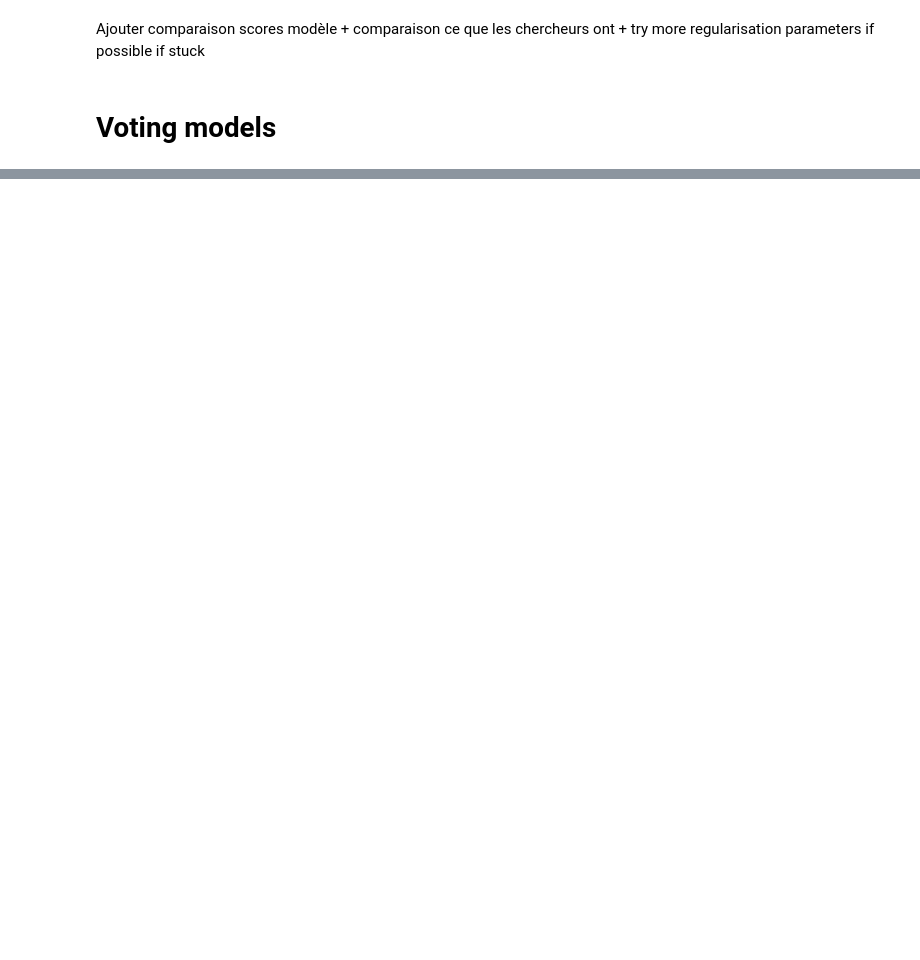
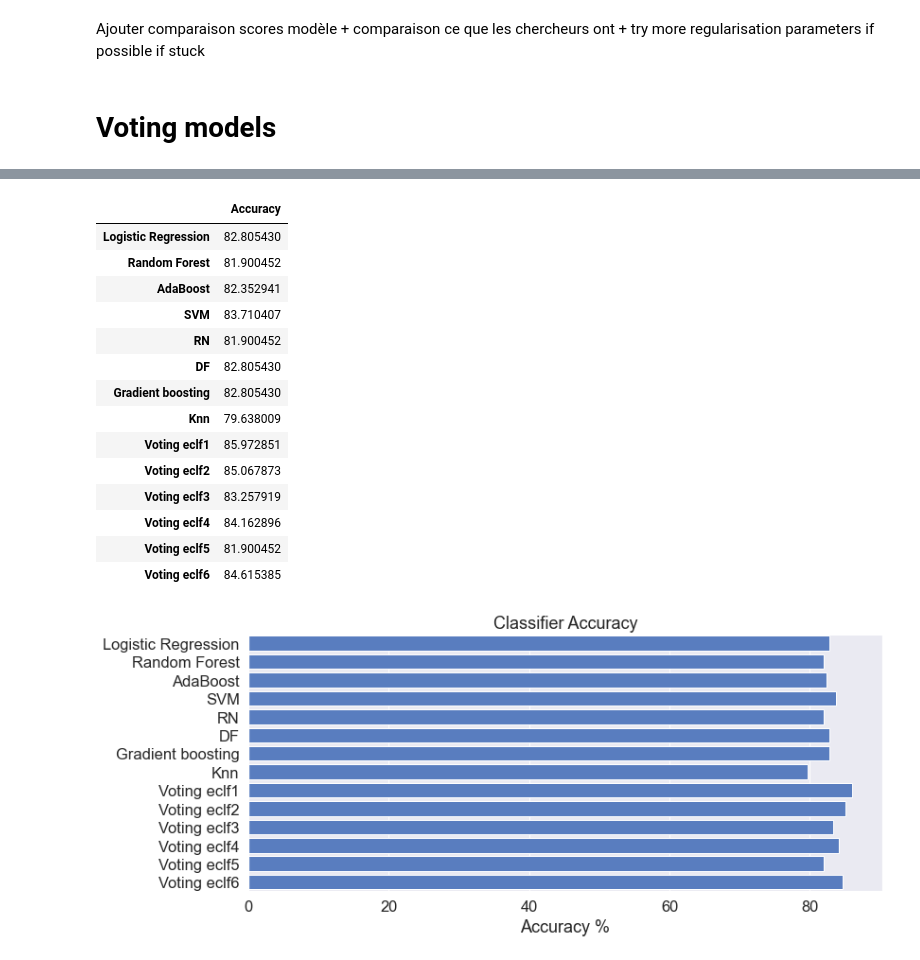
Before and after one commit to bouhamidi/Projet_fdd, a Jupyter notebook: PROJET_FDD.ipynb, the cells around one changed output, grey strips where cells are left out. Cells and saved outputs as stored; diff of their text form; code cells hidden in the pictures; blank space fills up the shorter version.

Commit message:
gridsearch done
train all the best models on test dataset

```diff
--- a/PROJET_FDD.ipynb
+++ b/PROJET_FDD.ipynb
@@ -1171,0 +1348,8 @@ accuracy_score(y_test, eclf2.predict(X_test))
+# %%
+accu_val_hyperparm=accuracy_score(y_test, eclf5.predict(X_test))
+# %%
+accu_dict["Voting eclf5"] = accu_val_hyperparm*100
+# %%
+accu_val_hyperparm=accuracy_score(y_test, eclf6.predict(X_test))
+# %%
+accu_dict["Voting eclf6"] = accu_val_hyperparm*100
@@ -1171,0 +1374,30 @@ accuracy_score(y_test, eclf2.predict(X_test))
+# %%
+df_accu = pd.DataFrame.from_dict(accu_dict, orient='index', columns=['Accuracy'])
+display(df_accu)
+
+plt.figure(figsize=(12,5))
+sns.set_color_codes("muted")
+sns.barplot(data=df_accu, x="Accuracy", y=df_accu.index, color="b")
+
+
+plt.xlabel('Accuracy %')
+plt.title('Classifier Accuracy')
+
+plt.show()
+# %% [output]
+|  | Accuracy |
+| Logistic Regression | 82.805430 |
+| Random Forest | 81.900452 |
+| AdaBoost | 82.352941 |
+| SVM | 83.710407 |
+| RN | 81.900452 |
+| DF | 82.805430 |
+| Gradient boosting | 82.805430 |
+| Knn | 79.638009 |
+| Voting eclf1 | 85.972851 |
+| Voting eclf2 | 85.067873 |
+| Voting eclf3 | 83.257919 |
+| Voting eclf4 | 84.162896 |
+| Voting eclf5 | 81.900452 |
+| Voting eclf6 | 84.615385 |
+[figure, added]
```
Also changed, not shown: parts of 141 cells of this notebook.
